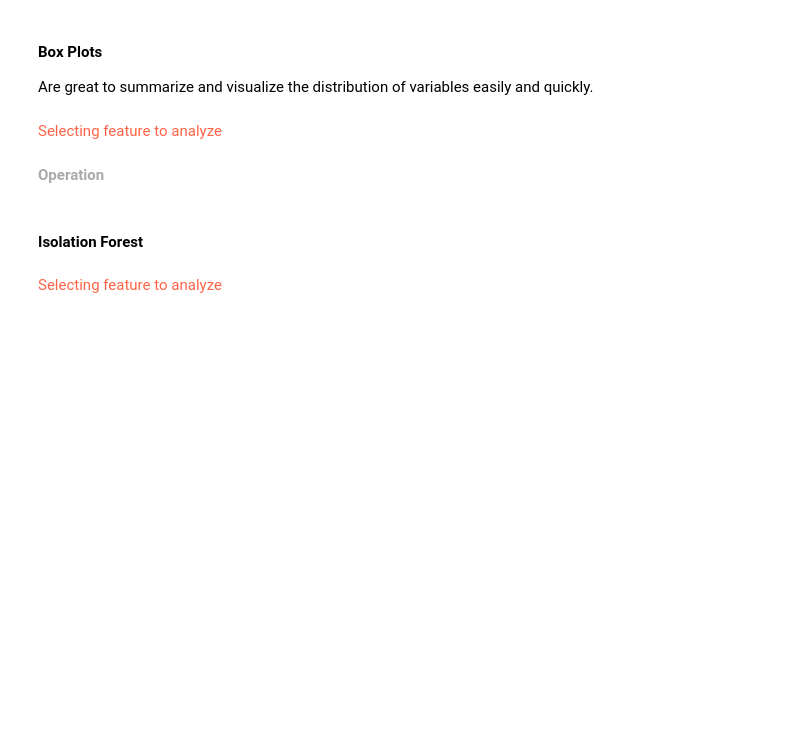
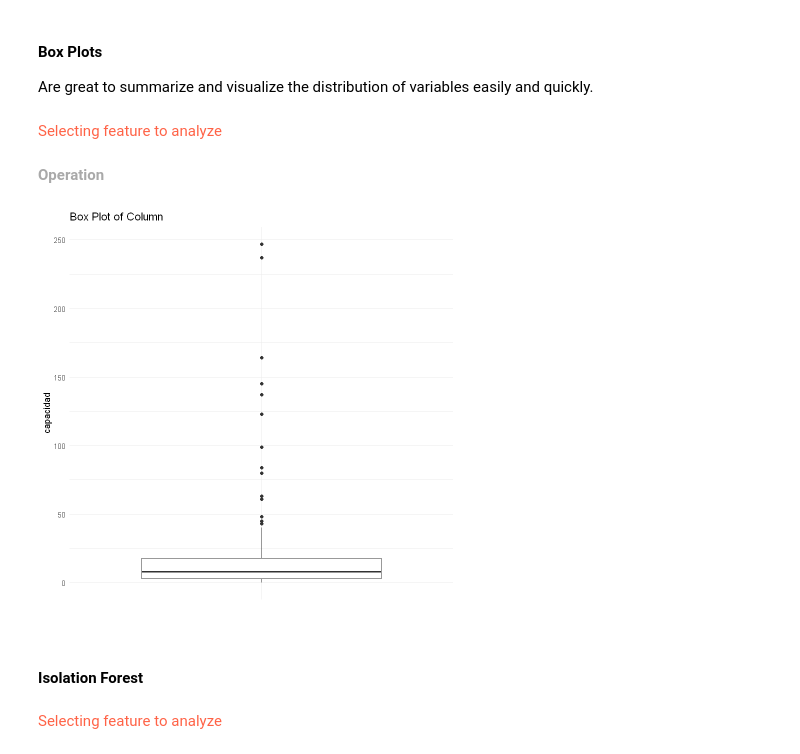
Before and after one commit to URJCDSLab/CitizenLab-Research-and-Development, a Jupyter notebook: casos_urjc/notebooks/dominios_II_y_III/25_listas_espera/09.3.- Data Cleansing-Outliers_25_01_listas_espera_v_01.ipynb, the cells around one changed output. Drawn from its saved outputs; the diff is of its cells as text; code cells hidden in the pictures; blank space fills up the shorter version.

```diff
--- a/casos_urjc/notebooks/dominios_II_y_III/25_listas_espera/09.3.- Data Cleansing-Outliers_25_01_listas_espera_v_01.ipynb
+++ b/casos_urjc/notebooks/dominios_II_y_III/25_listas_espera/09.3.- Data Cleansing-Outliers_25_01_listas_espera_v_01.ipynb
@@ -117,5 +157,6 @@ Are great to summarize and visualize the distribution of variables easily and qu
 <font color='tomato'>Selecting feature to analyze</font>
 # %%
 # Selecting feature to analyze
+column_name <- "capacidad"
 # %% [markdown]
 <font color='darkgrey'><b>Operation</font>
@@ -124,3 +163,13 @@ Are great to summarize and visualize the distribution of variables easily and qu
+# %%
+# Analyze specifics features
+# Create a box plot
+ggplot(data, aes(x = "", y = data[[column_name]])) +
+  geom_boxplot() +
+  labs(x = "", y = column_name) +
+  ggtitle("Box Plot of Column") +
+  theme_minimal()
+# %% [output]
+[figure, added]
 # %% [markdown]
 #### Isolation Forest
 # %% [markdown]
```
Also changed, not shown: parts of 60 cells of this notebook, 3 other files.
